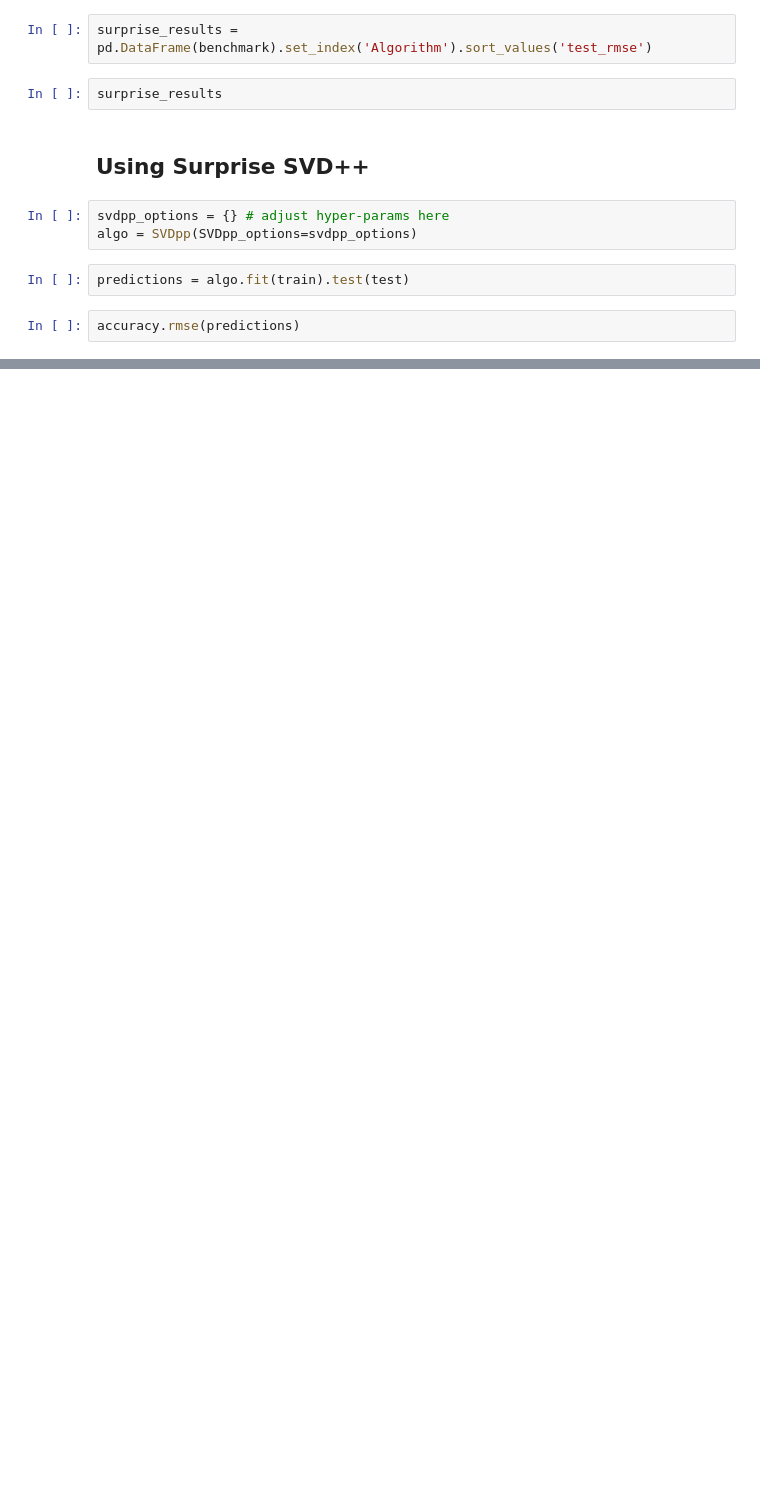
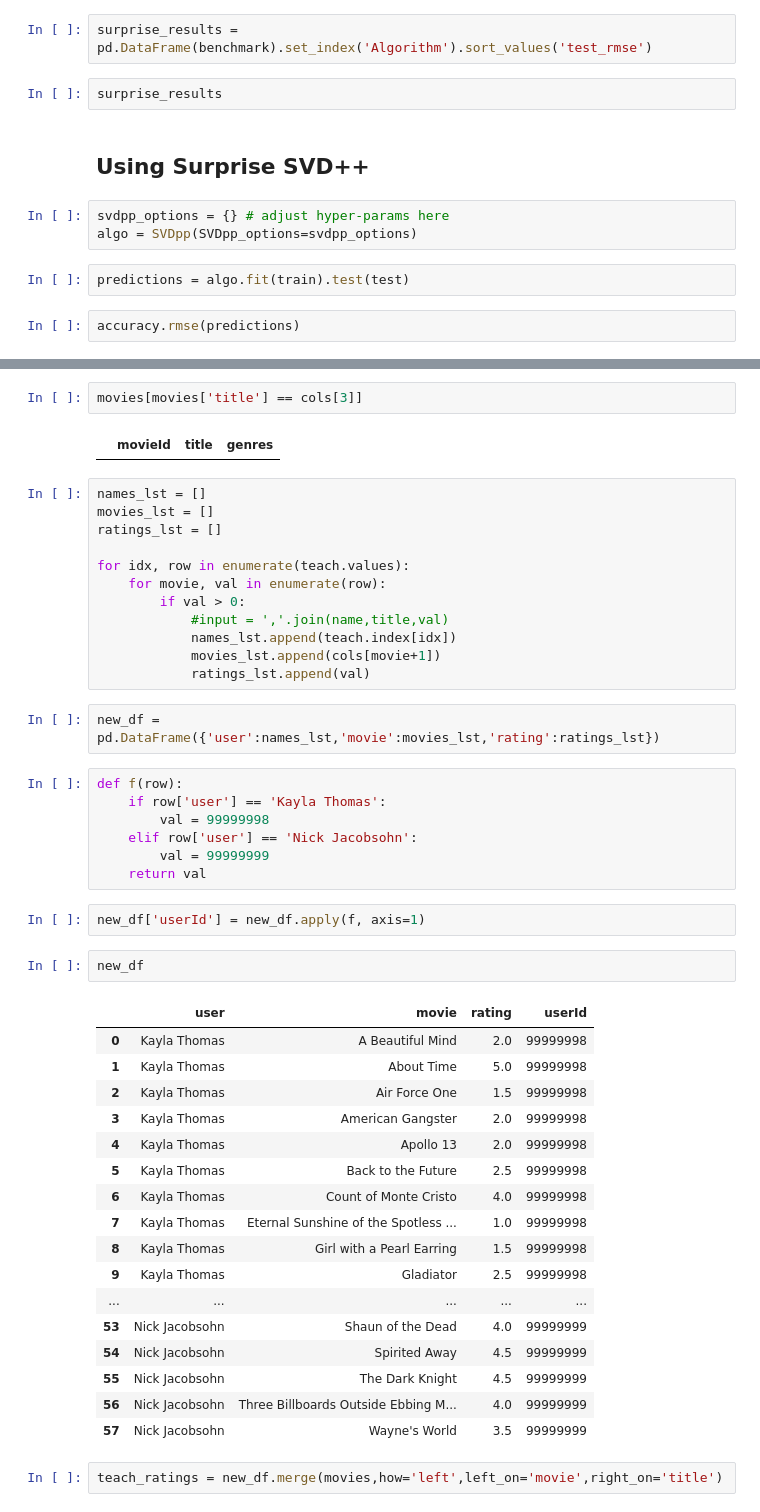
Before and after one commit to Laszarus/dsi-recommender-case-study, a Jupyter notebook: vanessa/vanessa.ipynb, the cells around one changed output, grey strips where cells are left out. Drawn from its saved outputs; the diff is of its cells as text; blank space fills up the shorter version.

Commit message:
adding raw data including Nick & Kayla's movie ratings

```diff
--- a/vanessa/vanessa.ipynb
+++ b/vanessa/vanessa.ipynb
@@ -42,0 +100,49 @@ accuracy.rmse(predictions)
+# %%
+movies[movies['title'] == cols[3]]
+# %% [output]
+|  | movieId | title | genres |
+# %%
+names_lst = []
+movies_lst = []
+ratings_lst = []
+
+for idx, row in enumerate(teach.values):
+    for movie, val in enumerate(row):
+        if val > 0:
+            #input = ','.join(name,title,val)
+            names_lst.append(teach.index[idx])
+            movies_lst.append(cols[movie+1])
+            ratings_lst.append(val)
+# %%
+new_df = pd.DataFrame({'user':names_lst,'movie':movies_lst,'rating':ratings_lst})
+# %%
+def f(row):
+    if row['user'] == 'Kayla Thomas':
+        val = 99999998
+    elif row['user'] == 'Nick Jacobsohn':
+        val = 99999999
+    return val
+# %%
+new_df['userId'] = new_df.apply(f, axis=1)
+# %%
+new_df
+# %% [output]
+|  | user | movie | rating | userId |
+| 0 | Kayla Thomas | A Beautiful Mind | 2.0 | 99999998 |
+| 1 | Kayla Thomas | About Time | 5.0 | 99999998 |
+| 2 | Kayla Thomas | Air Force One | 1.5 | 99999998 |
+| 3 | Kayla Thomas | American Gangster | 2.0 | 99999998 |
+| 4 | Kayla Thomas | Apollo 13 | 2.0 | 99999998 |
+| 5 | Kayla Thomas | Back to the Future | 2.5 | 99999998 |
+| 6 | Kayla Thomas | Count of Monte Cristo | 4.0 | 99999998 |
+| 7 | Kayla Thomas | Eternal Sunshine of the Spotless ... | 1.0 | 99999998 |
+| 8 | Kayla Thomas | Girl with a Pearl Earring | 1.5 | 99999998 |
+| 9 | Kayla Thomas | Gladiator | 2.5 | 99999998 |
+| ... | ... | ... | ... | ... |
+| 53 | Nick Jacobsohn | Shaun of the Dead | 4.0 | 99999999 |
+| 54 | Nick Jacobsohn | Spirited Away | 4.5 | 99999999 |
+| 55 | Nick Jacobsohn | The Dark Knight | 4.5 | 99999999 |
+| 56 | Nick Jacobsohn | Three Billboards Outside Ebbing M... | 4.0 | 99999999 |
+| 57 | Nick Jacobsohn | Wayne's World | 3.5 | 99999999 |
+# %%
+teach_ratings = new_df.merge(movies,how='left',left_on='movie',right_on='title')
```
Also changed, not shown: parts of 36 cells of this notebook, 1 other file.
